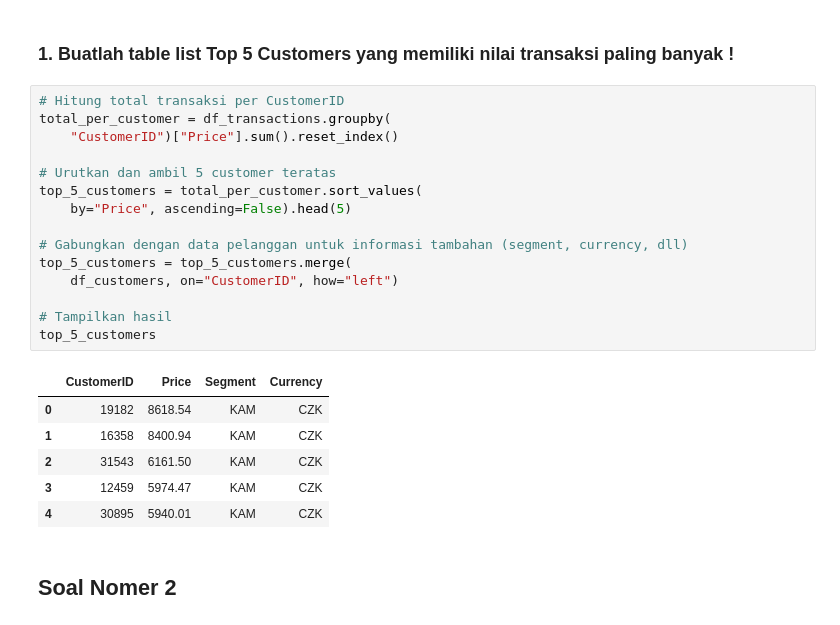
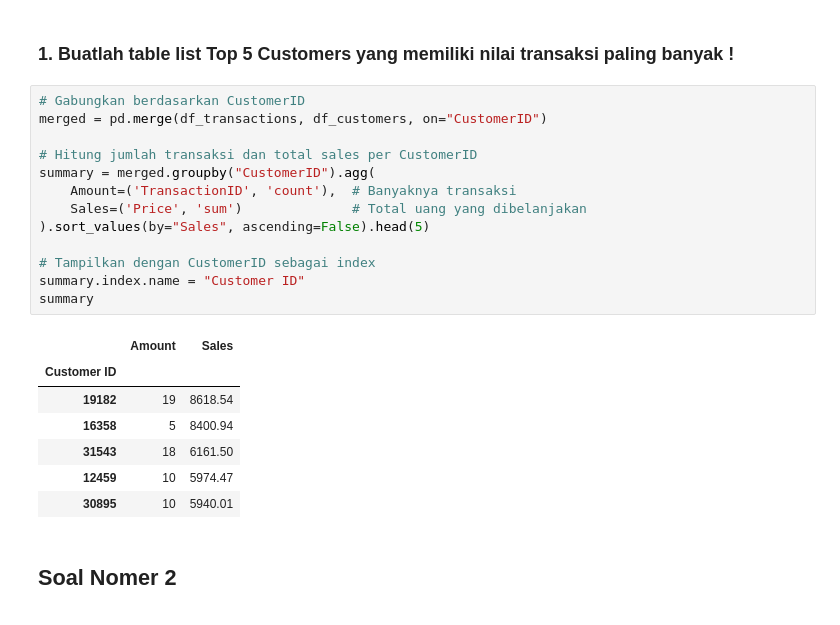
Before and after one commit to setyanoegraha/2025_COLLEGE_AI, a Jupyter notebook: jobsheet_05/tugas_praktikum/tugas_praktikum1.ipynb, the cells around one changed output. Saved outputs shown, nothing was run; the diff lists cells and outputs as text.

```diff
--- a/jobsheet_05/tugas_praktikum/tugas_praktikum1.ipynb
+++ b/jobsheet_05/tugas_praktikum/tugas_praktikum1.ipynb
@@ -137,28 +137,27 @@ dtype: object
 ## Soal Nomer 1
 # %% [markdown]
 ### 1. Buatlah table list Top 5 Customers yang memiliki nilai transaksi paling banyak !
-# %%
-# Hitung total transaksi per CustomerID
-total_per_customer = df_transactions.groupby(
-    "CustomerID")["Price"].sum().reset_index()
-
-# Urutkan dan ambil 5 customer teratas
-top_5_customers = total_per_customer.sort_values(
-    by="Price", ascending=False).head(5)
-
-# Gabungkan dengan data pelanggan untuk informasi tambahan (segment, currency, dll)
-top_5_customers = top_5_customers.merge(
-    df_customers, on="CustomerID", how="left")
-
-# Tampilkan hasil
-top_5_customers
-# %% [output]
-|  | CustomerID | Price | Segment | Currency |
-| 0 | 19182 | 8618.54 | KAM | CZK |
-| 1 | 16358 | 8400.94 | KAM | CZK |
-| 2 | 31543 | 6161.50 | KAM | CZK |
-| 3 | 12459 | 5974.47 | KAM | CZK |
-| 4 | 30895 | 5940.01 | KAM | CZK |
+# %%
+# Gabungkan berdasarkan CustomerID
+merged = pd.merge(df_transactions, df_customers, on="CustomerID")
+
+# Hitung jumlah transaksi dan total sales per CustomerID
+summary = merged.groupby("CustomerID").agg(
+    Amount=('TransactionID', 'count'),  # Banyaknya transaksi
+    Sales=('Price', 'sum')              # Total uang yang dibelanjakan
+).sort_values(by="Sales", ascending=False).head(5)
+
+# Tampilkan dengan CustomerID sebagai index
+summary.index.name = "Customer ID"
+summary
+# %% [output]
+|  | Amount | Sales |
+| Customer ID |  |  |
+| 19182 | 19 | 8618.54 |
+| 16358 | 5 | 8400.94 |
+| 31543 | 18 | 6161.50 |
+| 12459 | 10 | 5974.47 |
+| 30895 | 10 | 5940.01 |
 # %% [markdown]
 ## Soal Nomer 2
 # %% [markdown]
```
Also changed, not shown: parts of 8 cells of this notebook, 1 other file.
